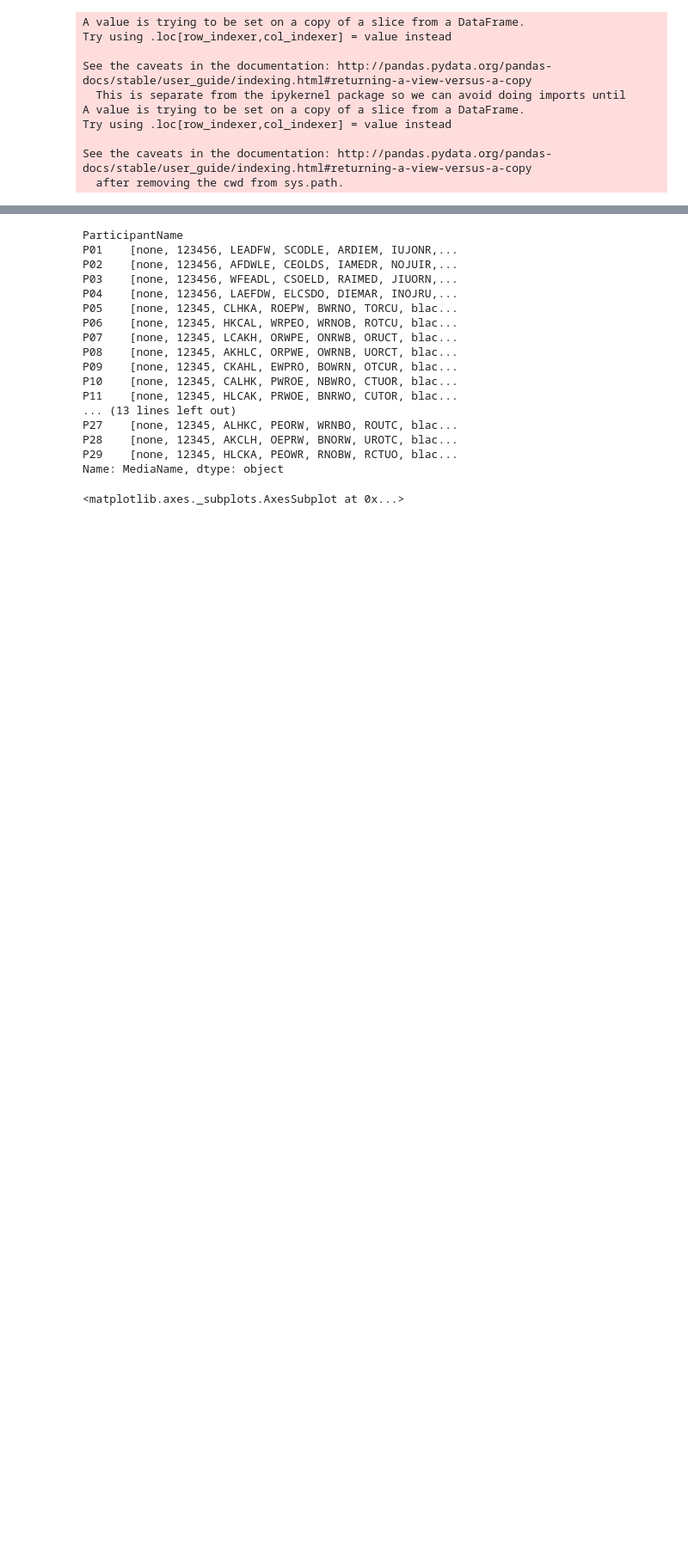
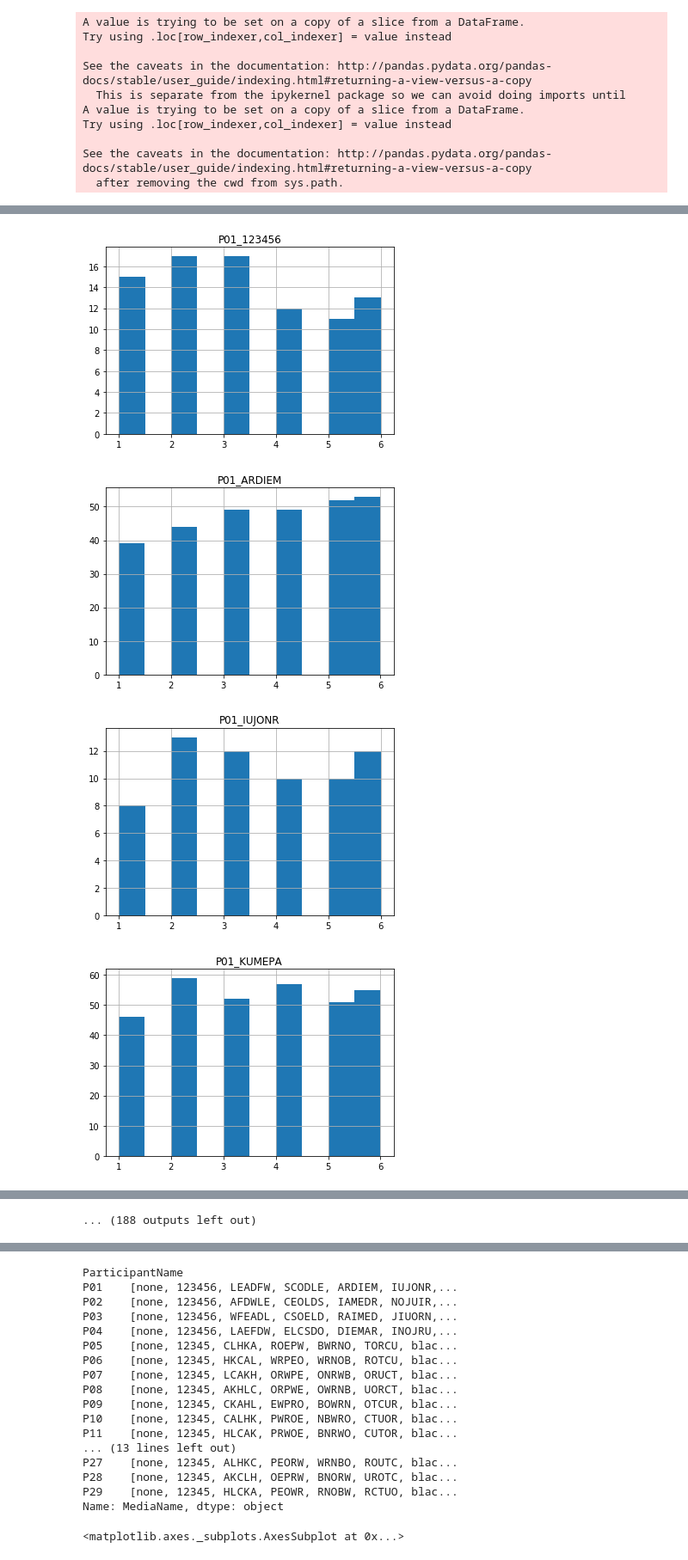
Before and after one commit to jessebmurray/eyetracking, a Jupyter notebook: par_data_total.ipynb, the cells around one changed output, grey strips where cells are left out. Shown at 86% size. Cells and saved outputs as stored; diff of their text form; code cells hidden in the pictures; blank space fills up the shorter version.

```diff
--- a/par_data_total.ipynb
+++ b/par_data_total.ipynb
@@ -586,0 +555,39 @@ print(list2.index(min_num) + 1)
+# %%
+five_sequence1 = five_sequence.fillna(0)
+
+# Make the columns of five_sequence into a list
+five_name_sequence = []
+for column in five_sequence1:
+    seq_5_to_add = [column, five_sequence1[column].tolist()]
+    five_name_sequence.append(seq_5_to_add)
+
+# Go through the list and delete 0's which are the previous NaN's
+for i in range(len(five_name_sequence)):
+    media_name = five_name_sequence[i][0]
+    sequence = five_name_sequence[i][1]
+
+    # drop 0's
+    sequence_new0 = []
+    for j in range(len(sequence)):
+        if sequence[j] != 0:
+            sequence_new0.append(sequence[j])
+    # drop repeats
+    sequence_new1 = []
+    for k in range(len(sequence_new0) - 1):
+        if sequence_new0[k] != sequence_new0[k + 1]:
+            sequence_new1.append(sequence_new0[k])
+    five_name_sequence[i] = [media_name, sequence_new1]
+# %%
+# turn into dictionary to make into a dataframe
+five_name_sequence_dict = {}
+for row in five_name_sequence:
+    five_name_sequence_dict[row[0]] = row[1]
+# %%
+# Make into a dataframe.
+# Make sure there are two different names for the five and six letter data: I use sequence_data0 for five letter
+# and sequence_data1 for six letter.
+
+sequence_data1 = pd.DataFrame({ key:pd.Series(value) for key, value in five_name_sequence_dict.items() })
+# %%
+# Join the two dataframes, make sure to join the six on the left and five on the right or you'll lose data
+sequence_data = sequence_data1.join(sequence_data0)
@@ -586,0 +610,11 @@ print(list2.index(min_num) + 1)
+# %%
+# histograms for how many times each letter is looked at
+for column in sequence_data:
+    sequence_data[column].hist()
+    plt.title(column)
+    plt.show()
+# %% [output]
+[figure, added]
+[figure, added]
+[figure, added]
+[figure, added]
@@ -586,0 +629 @@ print(list2.index(min_num) + 1)
+... (188 outputs left out)
```
Also changed, not shown: parts of 23 cells of this notebook.
